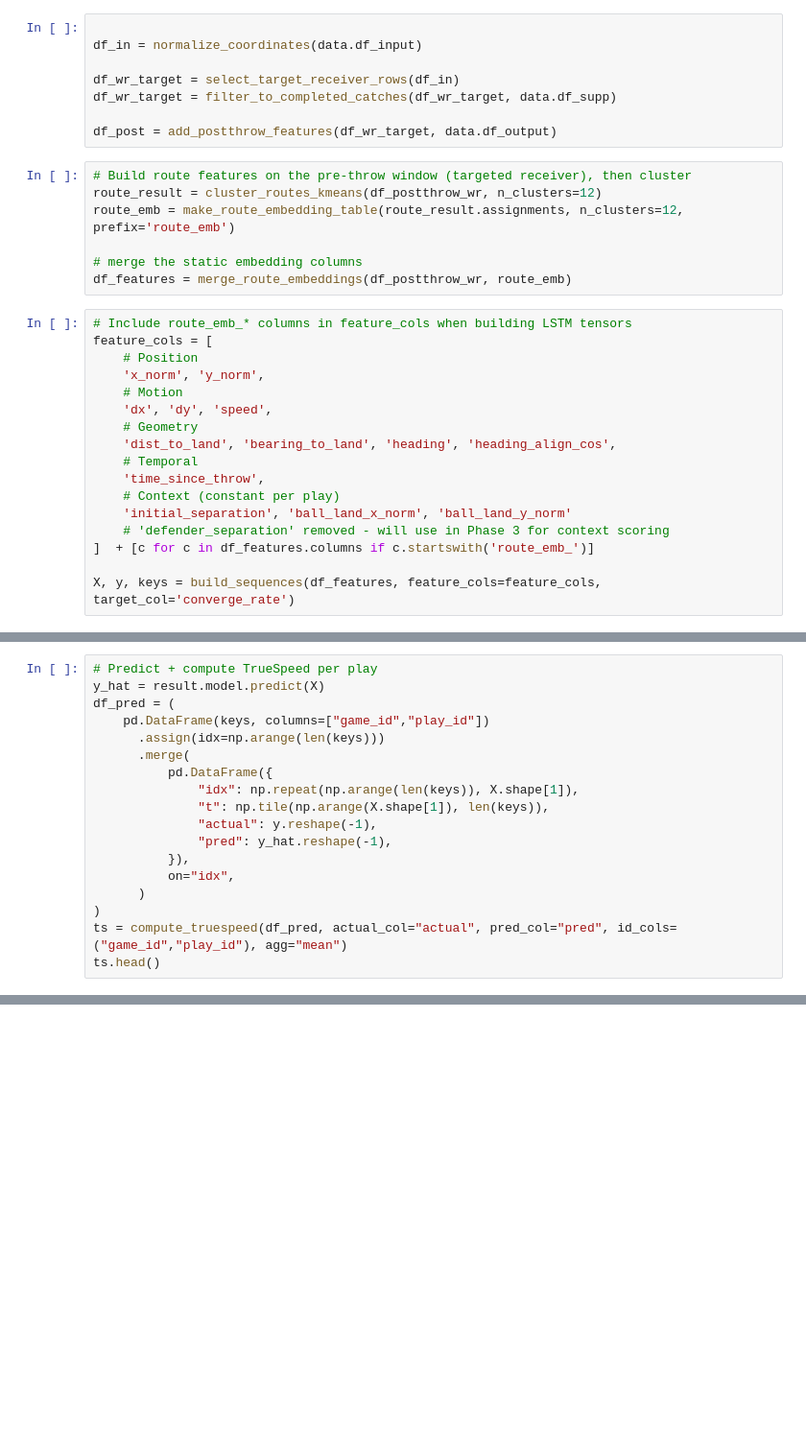
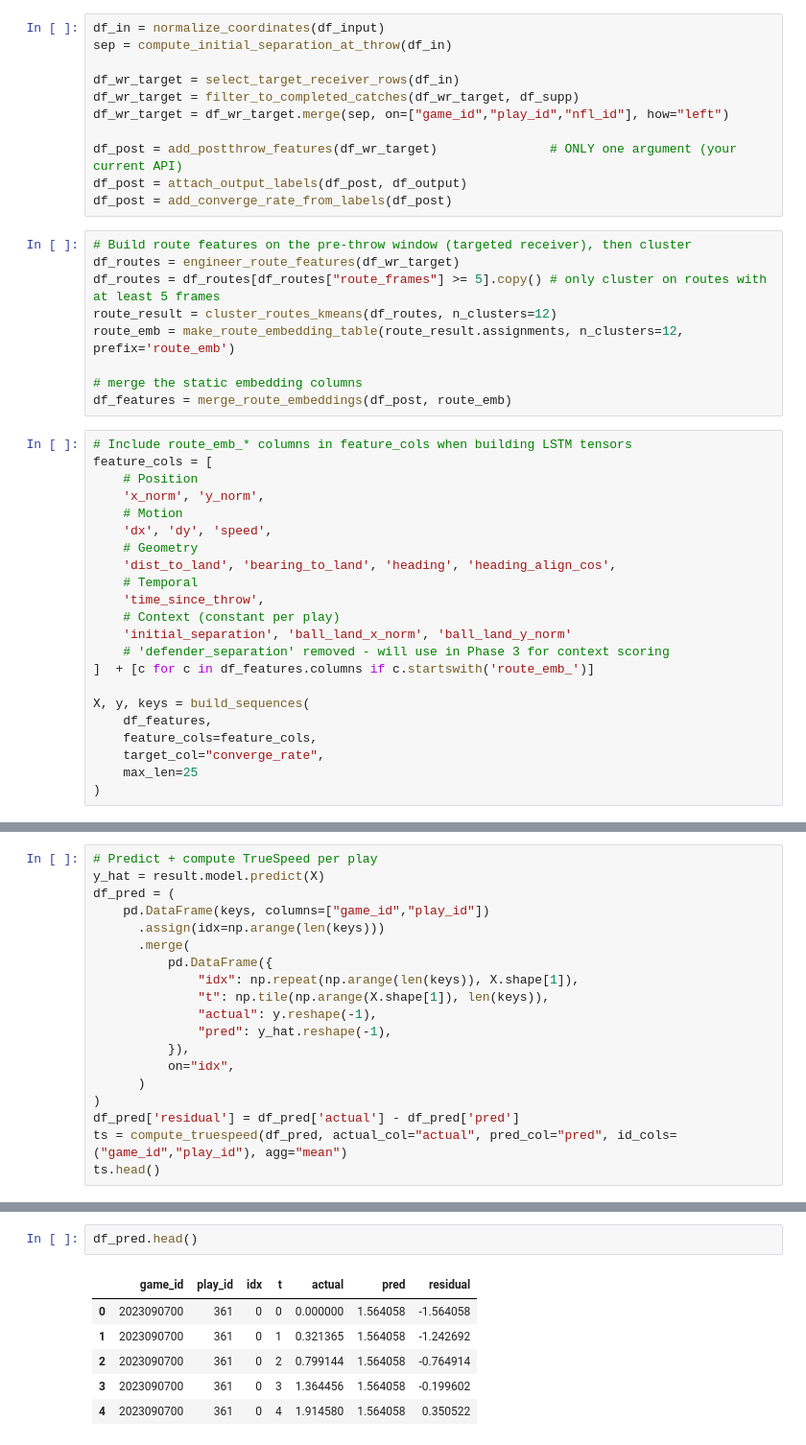
Before and after one commit to Prodoorknob/Big_Data_Bowl, a Jupyter notebook: Submission.ipynb, the cells around one changed output, grey strips where cells are left out. Shown at 96% size. Saved outputs shown, nothing was run; the diff lists cells and outputs as text; blank space fills up the shorter version.

```diff
--- a/Submission.ipynb
+++ b/Submission.ipynb
@@ -18,19 +17,24 @@ data = load_bdb_csvs(
 )
 # %%
-
-df_in = normalize_coordinates(data.df_input)
+df_in = normalize_coordinates(df_input)
+sep = compute_initial_separation_at_throw(df_in)
 
 df_wr_target = select_target_receiver_rows(df_in)
-df_wr_target = filter_to_completed_catches(df_wr_target, data.df_supp)
+df_wr_target = filter_to_completed_catches(df_wr_target, df_supp)
+df_wr_target = df_wr_target.merge(sep, on=["game_id","play_id","nfl_id"], how="left")
 
-df_post = add_postthrow_features(df_wr_target, data.df_output)
+df_post = add_postthrow_features(df_wr_target)               # ONLY one argument (your current API)
+df_post = attach_output_labels(df_post, df_output)
+df_post = add_converge_rate_from_labels(df_post)
 # %%
 # Build route features on the pre-throw window (targeted receiver), then cluster
-route_result = cluster_routes_kmeans(df_postthrow_wr, n_clusters=12)
+df_routes = engineer_route_features(df_wr_target)
+df_routes = df_routes[df_routes["route_frames"] >= 5].copy() # only cluster on routes with at least 5 frames
+route_result = cluster_routes_kmeans(df_routes, n_clusters=12)
 route_emb = make_route_embedding_table(route_result.assignments, n_clusters=12, prefix='route_emb')
 
 # merge the static embedding columns
-df_features = merge_route_embeddings(df_postthrow_wr, route_emb)
+df_features = merge_route_embeddings(df_post, route_emb)
 # %%
 # Include route_emb_* columns in feature_cols when building LSTM tensors
 feature_cols = [
@@ -47,4 +51,9 @@ feature_cols = [
     # 'defender_separation' removed - will use in Phase 3 for context scoring
 ]  + [c for c in df_features.columns if c.startswith('route_emb_')]
 
-X, y, keys = build_sequences(df_features, feature_cols=feature_cols, target_col='converge_rate')
+X, y, keys = build_sequences(
+    df_features,
+    feature_cols=feature_cols,
+    target_col="converge_rate",
+    max_len=25
+)
@@ -69,5 +94,6 @@ df_pred = (
           on="idx",
       )
 )
+df_pred['residual'] = df_pred['actual'] - df_pred['pred']
 ts = compute_truespeed(df_pred, actual_col="actual", pred_col="pred", id_cols=("game_id","play_id"), agg="mean")
 ts.head()
@@ -73,0 +108,9 @@ ts.head()
+# %%
+df_pred.head()
+# %% [output]
+|  | game_id | play_id | idx | t | actual | pred | residual |
+| 0 | 2023090700 | 361 | 0 | 0 | 0.000000 | 1.564058 | -1.564058 |
+| 1 | 2023090700 | 361 | 0 | 1 | 0.321365 | 1.564058 | -1.242692 |
+| 2 | 2023090700 | 361 | 0 | 2 | 0.799144 | 1.564058 | -0.764914 |
+| 3 | 2023090700 | 361 | 0 | 3 | 1.364456 | 1.564058 | -0.199602 |
+| 4 | 2023090700 | 361 | 0 | 4 | 1.914580 | 1.564058 | 0.350522 |
```
Also changed, not shown: parts of 9 cells of this notebook, 7 other files.
